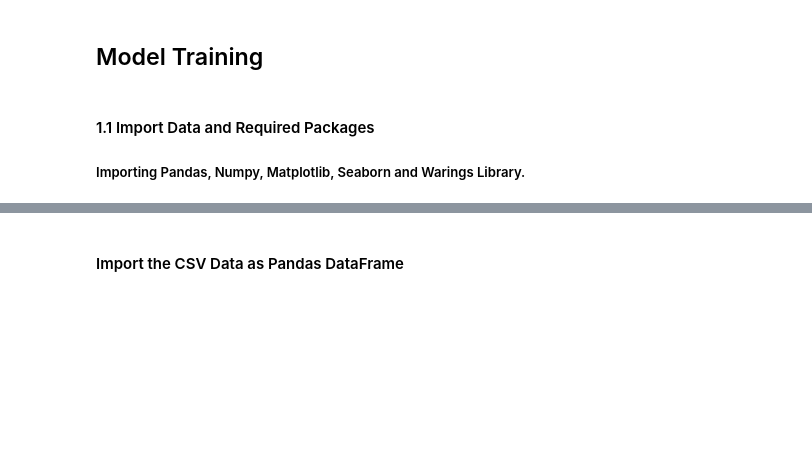
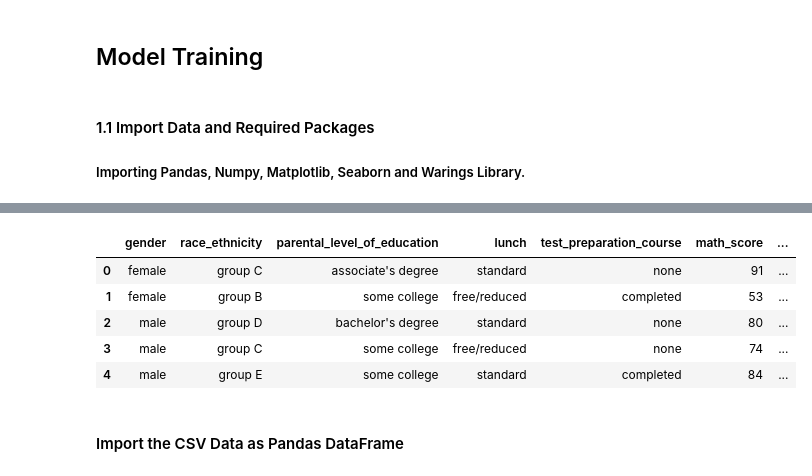
Before and after one commit to OlexijKachmar/MlProject, a Jupyter notebook: notebooks/2. MODEL TRAINING.ipynb, the cells around one changed output, grey strips where cells are left out. Cells and saved outputs as stored; diff of their text form; code cells hidden in the pictures; blank space fills up the shorter version.

```diff
--- a/notebooks/2. MODEL TRAINING.ipynb
+++ b/notebooks/2. MODEL TRAINING.ipynb
@@ -24,3 +42,12 @@ import warnings
+# %%
+test.head()
+# %% [output]
+|  | gender | race_ethnicity | parental_level_of_education | lunch | test_preparation_course | math_score | ... |
+| 0 | female | group C | associate's degree | standard | none | 91 | ... |
+| 1 | female | group B | some college | free/reduced | completed | 53 | ... |
+| 2 | male | group D | bachelor's degree | standard | none | 80 | ... |
+| 3 | male | group C | some college | free/reduced | none | 74 | ... |
+| 4 | male | group E | some college | standard | completed | 84 | ... |
 # %% [markdown]
 #### Import the CSV Data as Pandas DataFrame
 # %%
```
Also changed, not shown: parts of 3 cells of this notebook, 4 other files.
